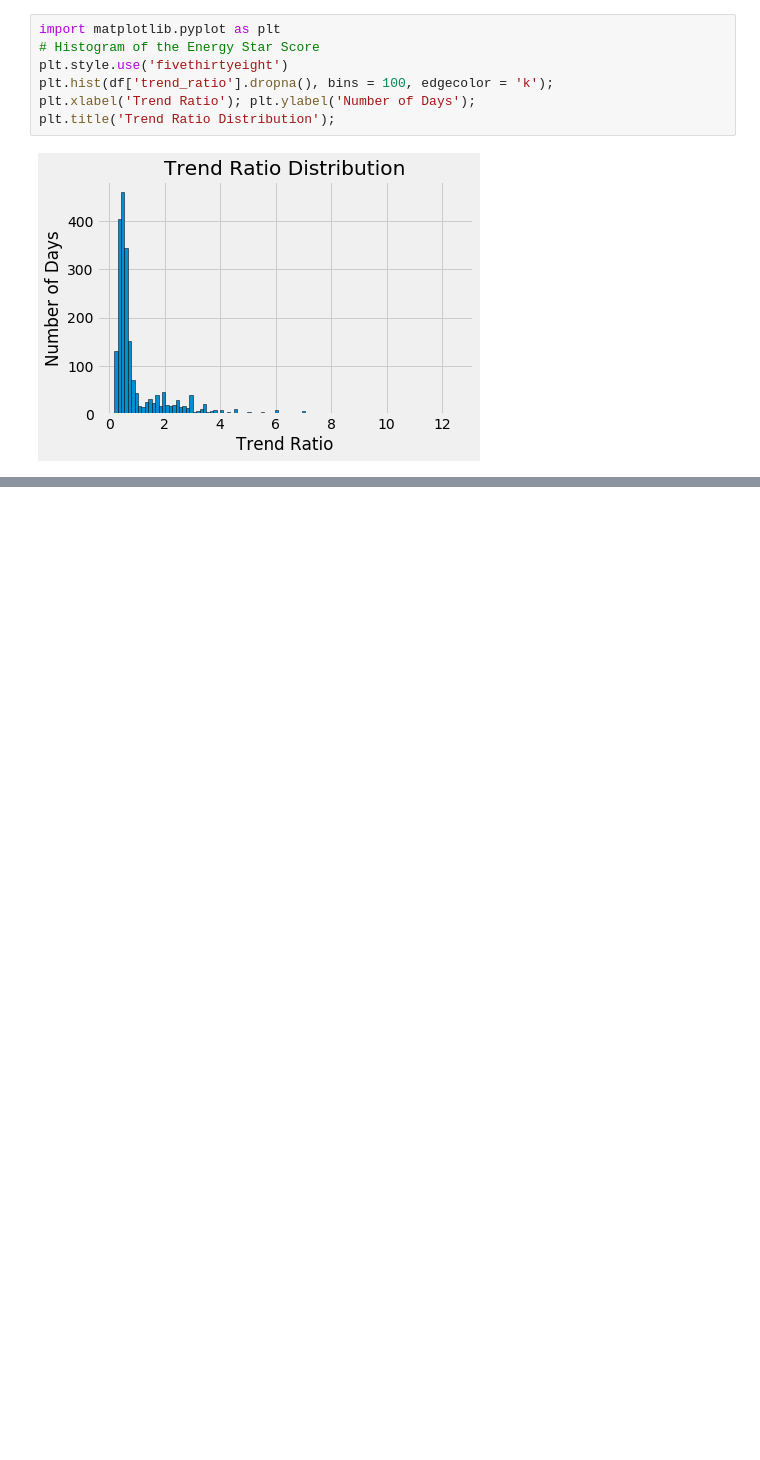
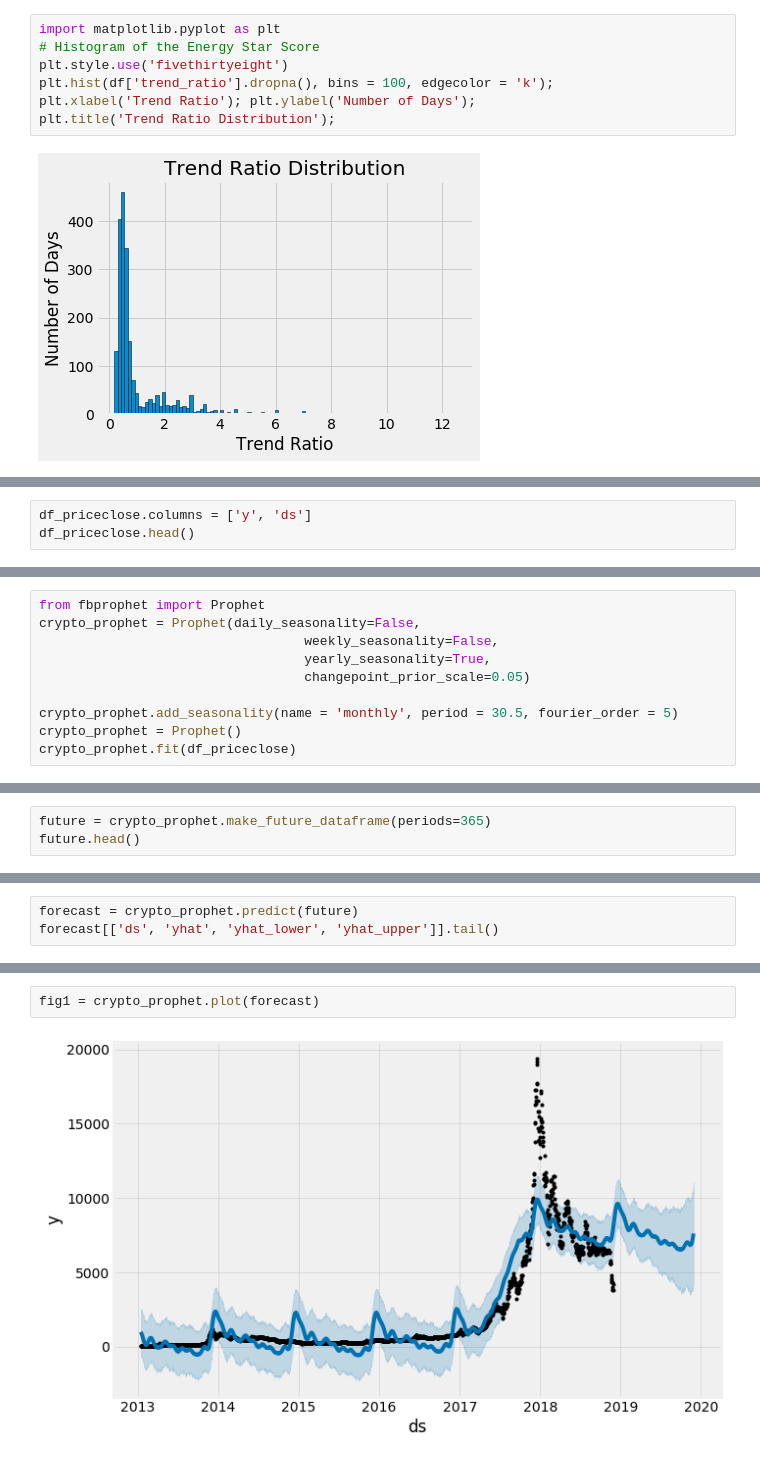
Before and after one commit to lauramayol/crypto_signal, a Jupyter notebook: crypto_signal/ML.ipynb, the cells around one changed output, grey strips where cells are left out. Cells and saved outputs as stored; diff of their text form; blank space fills up the shorter version.

Commit message:
feat: working on prophet ML model

```diff
--- a/crypto_signal/ML.ipynb
+++ b/crypto_signal/ML.ipynb
@@ -205,0 +287,3 @@ array([8.27321829e+03, 8.15405470e+02, 8.06996829e+03, 1.23531720e+02,
+# %%
+df_priceclose.columns = ['y', 'ds']
+df_priceclose.head()
@@ -205,0 +297,10 @@ array([8.27321829e+03, 8.15405470e+02, 8.06996829e+03, 1.23531720e+02,
+# %%
+from fbprophet import Prophet
+crypto_prophet = Prophet(daily_seasonality=False,
+                                  weekly_seasonality=False,
+                                  yearly_seasonality=True,
+                                  changepoint_prior_scale=0.05)
+
+crypto_prophet.add_seasonality(name = 'monthly', period = 30.5, fourier_order = 5)
+crypto_prophet = Prophet()
+crypto_prophet.fit(df_priceclose)
@@ -205,0 +310,3 @@ array([8.27321829e+03, 8.15405470e+02, 8.06996829e+03, 1.23531720e+02,
+# %%
+future = crypto_prophet.make_future_dataframe(periods=365)
+future.head()
@@ -205,0 +320,3 @@ array([8.27321829e+03, 8.15405470e+02, 8.06996829e+03, 1.23531720e+02,
+# %%
+forecast = crypto_prophet.predict(future)
+forecast[['ds', 'yhat', 'yhat_lower', 'yhat_upper']].tail()
@@ -205,0 +330,4 @@ array([8.27321829e+03, 8.15405470e+02, 8.06996829e+03, 1.23531720e+02,
+# %%
+fig1 = crypto_prophet.plot(forecast)
+# %% [output]
+[figure, added]
```
Also changed, not shown: parts of 34 cells of this notebook.
